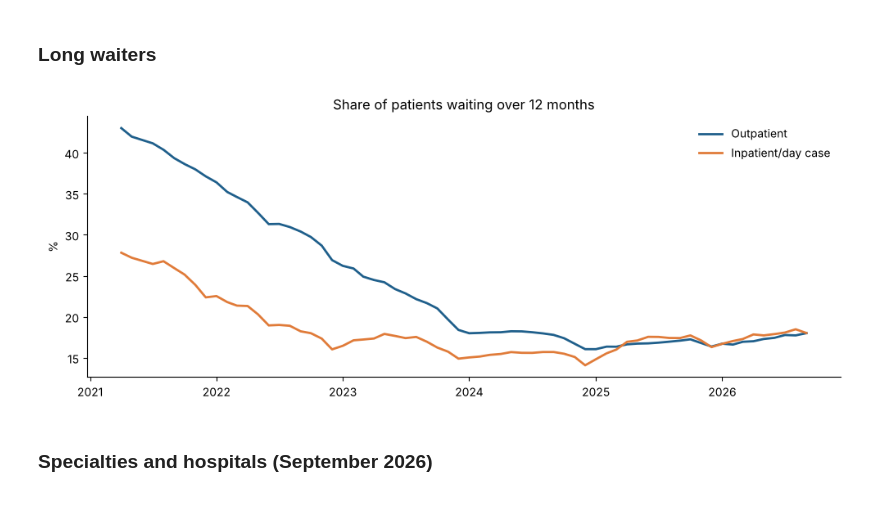
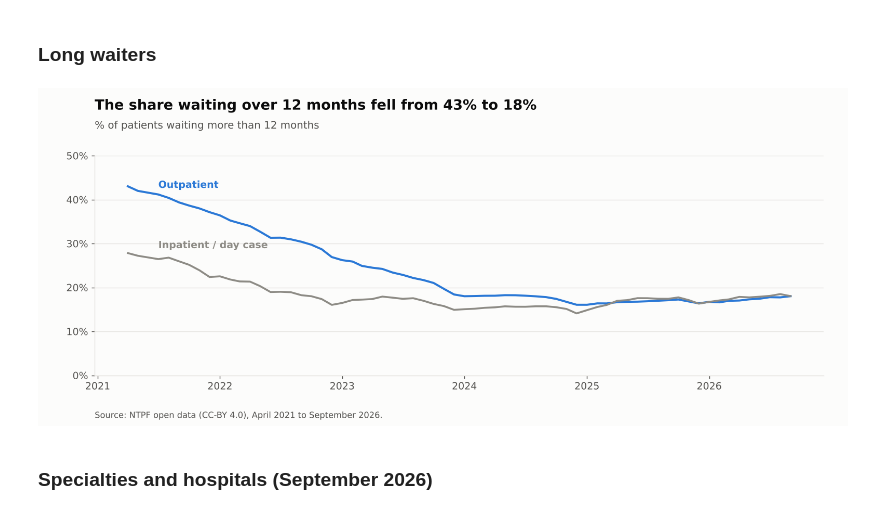
Before and after one commit to Imran3285/irish-hospital-waiting-list-analysis, a Jupyter notebook: notebooks/irish_waiting_list_analysis.ipynb, the cells around one changed output. Cells and saved outputs as stored; diff of their text form; code cells hidden in the pictures.

```diff
--- a/notebooks/irish_waiting_list_analysis.ipynb
+++ b/notebooks/irish_waiting_list_analysis.ipynb
@@ -105,13 +104,9 @@ Lowest point: 557,187 in Dec 2024; up 24.3% since then.
 # %% [markdown]
 ### Long waiters
-# %%
-fig, ax = plt.subplots(figsize=(10, 4))
-ax.plot(monthly.month, monthly.op_pct_over_12m, color="#1f5f8b", lw=2, label="Outpatient")
-ax.plot(monthly.month, monthly.ipdc_pct_over_12m, color="#e07b39", lw=2, label="Inpatient/day case")
-ax.set_title("Share of patients waiting over 12 months")
-ax.set_ylabel("%"); ax.legend(frameon=False)
-plt.tight_layout(); plt.savefig("../images/02_long_wait_share.png", dpi=150); plt.show()
-# %% [output]
-[figure, removed]
+# %%
+charts.long_wait_share(monthly, "../images/02_long_wait_share.png")
+display(Image("../images/02_long_wait_share.png"))
+# %% [output]
+[figure, added]
 # %% [markdown]
 ### Specialties and hospitals (September 2026)
```
Also changed, not shown: parts of 6 cells of this notebook, 9 other files.
